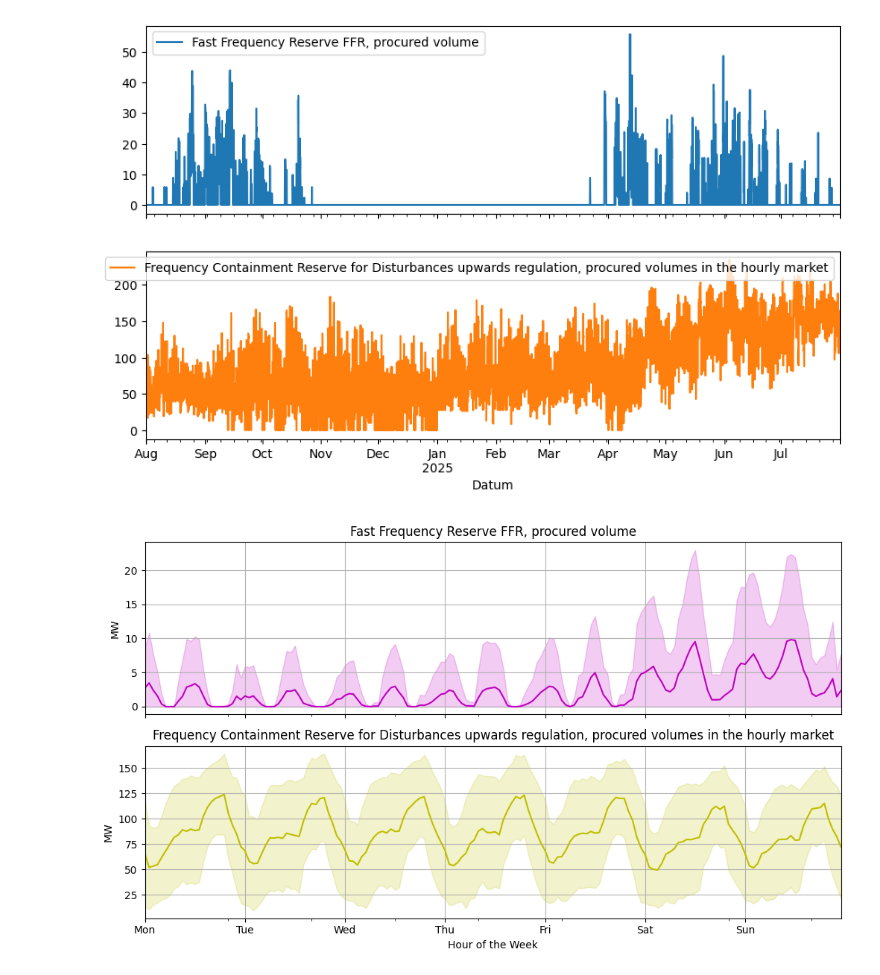
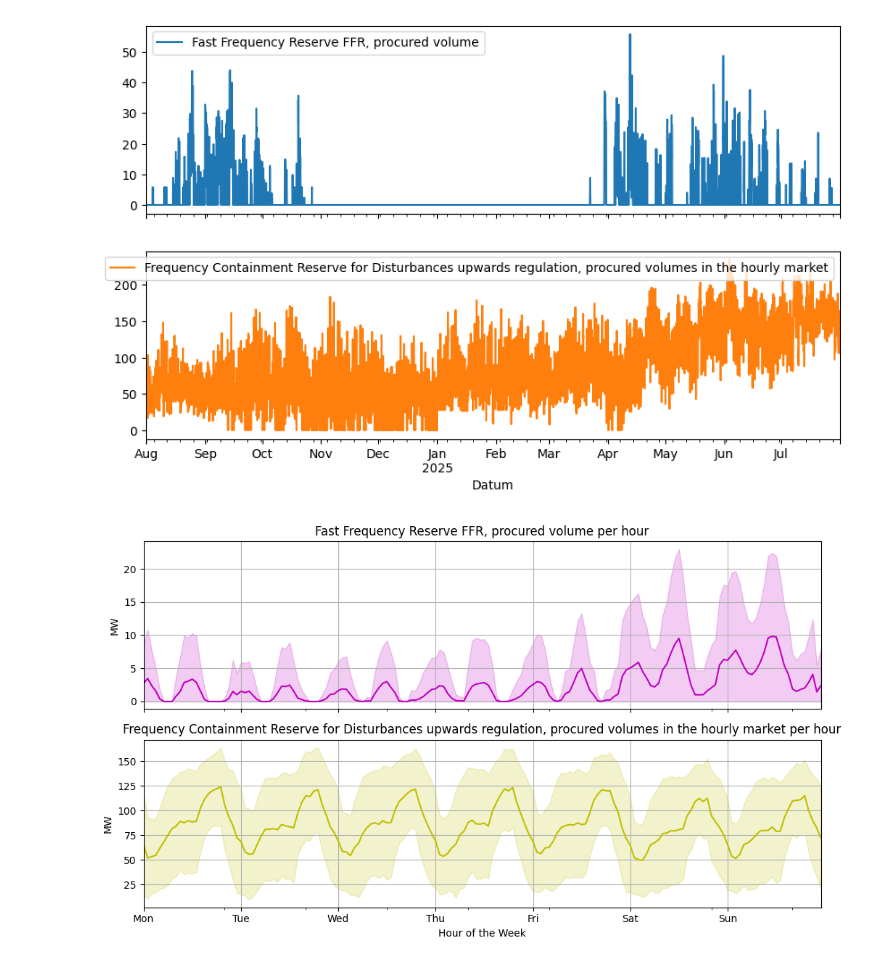
Before and after one commit to cvonholly/dvpp_reward_mechanism, a Jupyter notebook: data_analysis.ipynb, the cells around one changed output. Drawn from its saved outputs; the diff is of its cells as text; code cells hidden in the pictures.

```diff
--- a/data_analysis.ipynb
+++ b/data_analysis.ipynb
@@ -247,39 +278,43 @@ df_std.index = pd.MultiIndex.from_tuples(df_std.index, names=['Wochentag', 'Stun
 # df_mean = df_mean / max_vals
 # df_std = df_std / max_vals
 
+# save for later
+df_mean_ffr_fcrd = df_mean.copy()
+df_std_ffr_fcrd = df_std.copy()
+
 col1, col2 = df.columns
 
 # plot mean with std as shaded area
 fig, ax = plt.subplots(2, 1, figsize=(10, 6), sharex=True)
-df_mean[col1].plot(ax=ax[0], title=col1, color='m')
-df_mean[col2].plot(ax=ax[1], title=col2, color='y')
+df_mean[col1].plot(ax=ax[0], title=col1 + ' per hour', color='m')
+df_mean[col2].plot(ax=ax[1], title=col2 + ' per hour', color='y')
 # add std as shaded area
 lower = df_mean[col1] - df_std[col1]
 lower[lower < 0] = 0
 ax[0].fill_between(np.arange(0, idxes),
                    lower.values.flatten(),
                    (df_mean[col1] + df_std[col1]).values.flatten(),
                    color='m', alpha=0.2)
 
 lower = df_mean[col2] - df_std[col2]
 lower[lower < 0] = 0
 ax[1].fill_between(np.arange(0, idxes),
                    lower.values.flatten(),
                    (df_mean[col2] + df_std[col2]).values.flatten(),
                    color='y', alpha=0.2)
 
 plt.xlabel('Hour of the Week')
 # xticks: day + hour
 plt.xticks(ticks=np.arange(0, idxes, idxes/7), labels=['Mon', 'Tue', 'Wed', 'Thu', 'Fri', 'Sat', 'Sun'])
 plt.xlim(0, idxes-1)
 plt.tight_layout()
 ax[0].grid()
 ax[1].grid()
 ax[0].set_ylabel('MW')
 ax[1].set_ylabel('MW')
 plt.show()
 # %% [output]
-[figure, old version]
+[figure, new version]
 # %%
 # construct probability distribution by weighting probability compared to other hours
 # basically nor
```
Also changed, not shown: parts of 21 cells of this notebook.
